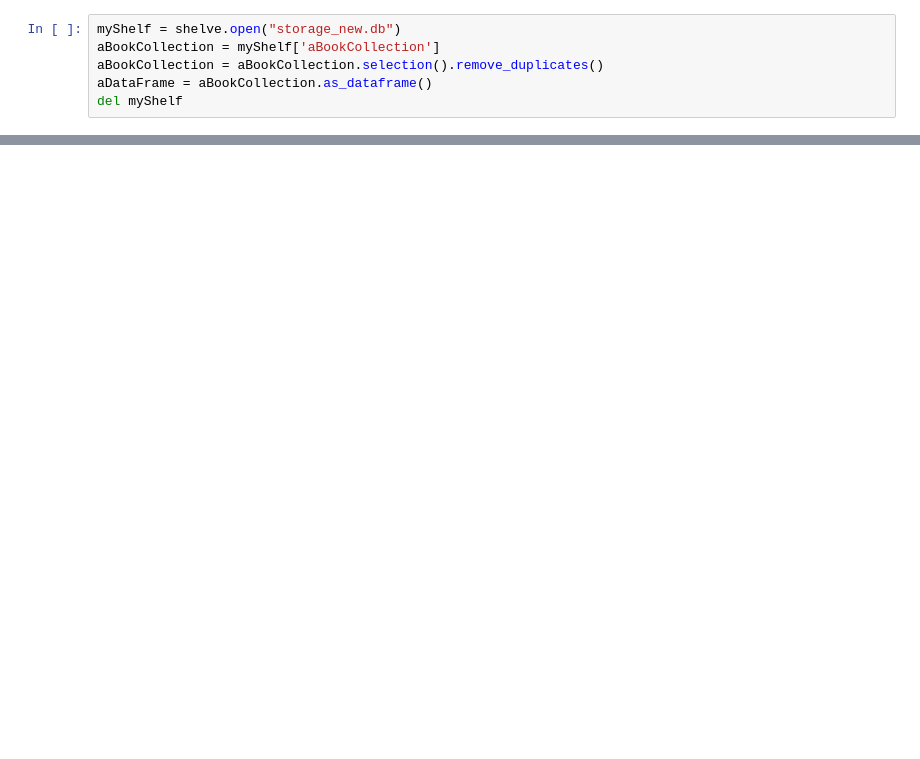
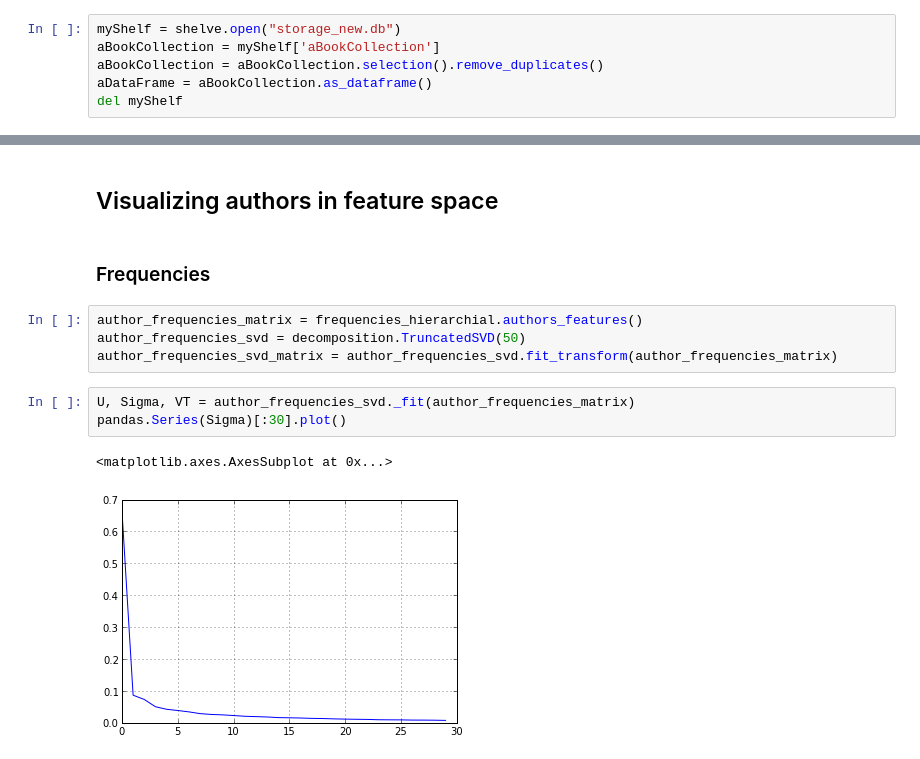
Before and after one commit to alepulver/tp-final-incc, a Jupyter notebook: notebooks/Classification Experiment (new).ipynb, the cells around one changed output, grey strips where cells are left out. Saved outputs shown, nothing was run; the diff lists cells and outputs as text; blank space fills up the shorter version.

```diff
--- a/notebooks/Classification Experiment (new).ipynb
+++ b/notebooks/Classification Experiment (new).ipynb
@@ -33,0 +68,14 @@ tokenizer = bc.CollapsingFilteringTokenizer(bc.BasicTokenizer(), vocabulary.inde
+# %% [markdown]
+## Visualizing authors in feature space
+# %% [markdown]
+### Frequencies
+# %%
+author_frequencies_matrix = frequencies_hierarchial.authors_features()
+author_frequencies_svd = decomposition.TruncatedSVD(50)
+author_frequencies_svd_matrix = author_frequencies_svd.fit_transform(author_frequencies_matrix)
+# %%
+U, Sigma, VT = author_frequencies_svd._fit(author_frequencies_matrix)
+pandas.Series(Sigma)[:30].plot()
+# %% [output]
+<matplotlib.axes.AxesSubplot at 0x...>
+[figure, added]
```
Also changed, not shown: parts of 43 cells of this notebook, 10 other files.
